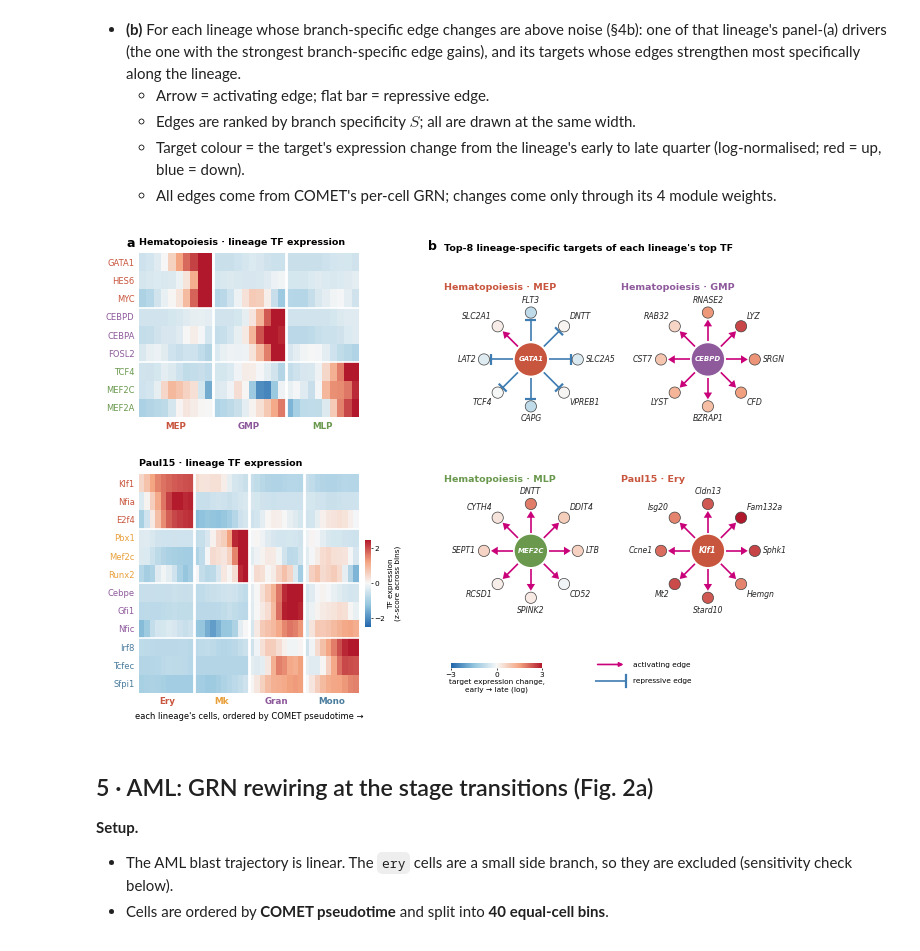
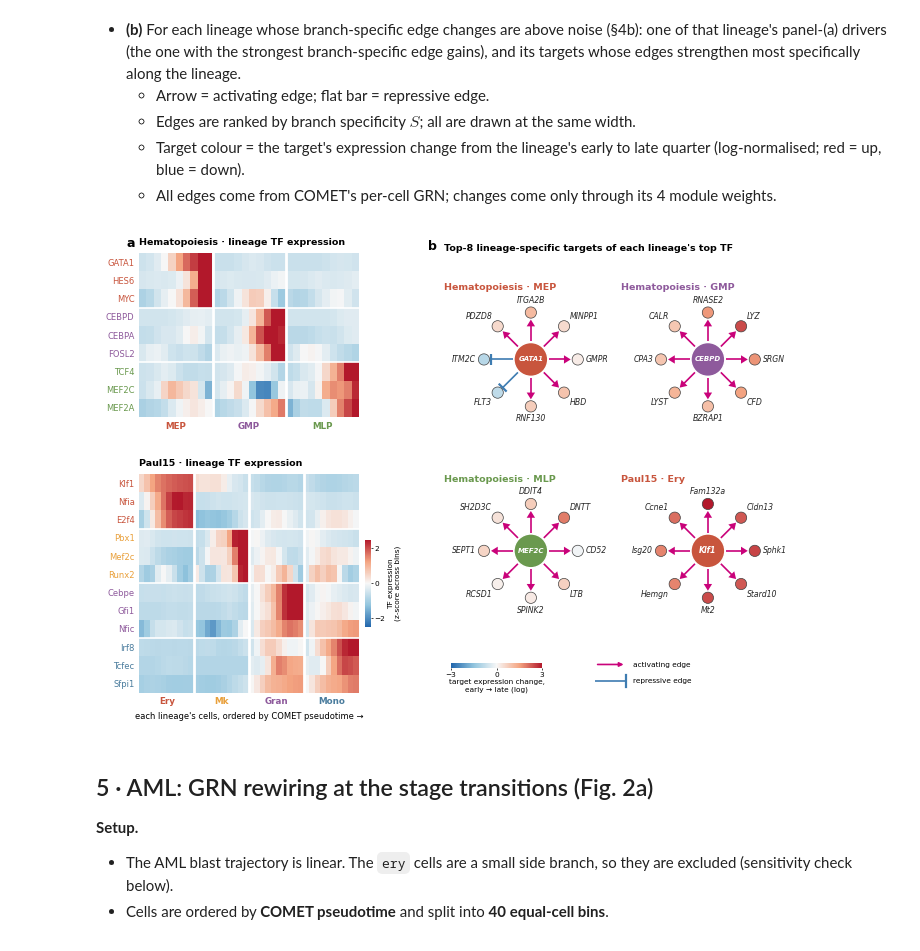
Before and after one commit to azizilab/COMET, a Jupyter notebook: figures/comet_bio_figure_final.ipynb, the cells around one changed output. Drawn from its saved outputs; the diff is of its cells as text; code cells hidden in the pictures.

```diff
--- a/figures/comet_bio_figure_final.ipynb
+++ b/figures/comet_bio_figure_final.ipynb
@@ -35,10 +35,10 @@ from scipy.ndimage import gaussian_filter1d
 
 ROOT  = "/home/sc5625/cll_project/decipher_atac_project/COMET"
 COMET = f"{ROOT}/comet"
-RF    = f"{COMET}/results_final_merge"                 # COMET run used throughout (GRN, field)
+RF    = f"{COMET}/comet_outputs_post_review"                 # COMET run used throughout (GRN, field)
 BENCH = f"{ROOT}/trajectory_benchmarking/recomb_bench"
 OUT   = f"{ROOT}/figures"
-FIG, TAB, CACHE = f"{OUT}/figs_final", f"{OUT}/tables_final", f"{OUT}/cache/bio"
+FIG, TAB, CACHE = f"{OUT}/figs_final", f"{OUT}/tables_final", f"{OUT}/cache/bio_post_review"
 for d in (FIG, TAB, CACHE): os.makedirs(d, exist_ok=True)
 SEED, N_PERM, N_BOOT = 0, 2000, 200
 MIN_DETECT = 0.05      # a TF is "expressed" if detected (>0) in ≥5% of cells; only expressed TFs are ranked
@@ -545,7 +552,7 @@ def draw_edge(ax, p0, p1, lw, col, activating):
         ax.plot(*np.c_[p1 + v * (hw + 0.03), p1 - v * (hw + 0.03)], color=col, lw=max(lw, 1.0) + 0.4,
                 solid_capstyle="butt", zorder=1)
 
-def network(ax, ds, L, tf, early, late, smax, enorm):
+def network(ax, ds, L, tf, early, late, smax, enorm, ylim=1.42):
     e = EDGES[(EDGES.dataset == ds) & (EDGES.lineage == L) & (EDGES.tf == tf)].head(K_TGT).reset_index(drop=True)
     n = len(e); ang = np.pi / 2 - 2 * np.pi * np.arange(n) / n; R0, rT, rG = 1.0, 0.36, 0.12
     for i, r in e.iterrows():
@@ -558,7 +565,7 @@ def network(ax, ds, L, tf, early, late, smax, enorm):
     ax.add_patch(Circle((0, 0), rT, fc=LIN_C[L], ec="white", lw=1.0, zorder=3))
     ax.text(0, 0, tf, ha="center", va="center", fontsize=5.6 if len(tf) <= 4 else 5.0, fontweight="bold",
             fontstyle="italic", color="white", zorder=4)
-    ax.set_xlim(-1.85, 1.85); ax.set_ylim(-1.42, 1.42); ax.set_aspect("equal"); ax.axis("off")
+    ax.set_xlim(-1.85, 1.85); ax.set_ylim(-ylim, ylim); ax.set_aspect("equal"); ax.axis("off")
     ax.set_title(f"{NAME_DS[ds]} · {L}", loc="left", fontsize=6.8, color=LIN_C[L], pad=2)
 
 smax = max(EDGES[(EDGES.dataset == ds) & (EDGES.lineage == L) & (EDGES.tf == tf)].head(K_TGT).S.max() for ds, L, tf, *_ in NETS)
@@ -574,37 +581,37 @@ def lineage_heatmaps(fig, gl, letter):
         ax = fig.add_subplot(gl[r_]); im = heat_blocks(ax, P, ds, EXPR_DIV, vmin=-2.5, vmax=2.5, star=False)
         ax.set_title(NAME_DS[ds] + " · lineage TF expression", loc="left", fontsize=6.8)
         if r_ == 0: panel(ax, letter)
     ax.set_xlabel("each lineage's cells, ordered by COMET pseudotime →", fontsize=6)
     cax = ax.inset_axes([1.03, 0.30, 0.025, 0.40])
     cb = fig.colorbar(im, cax=cax, orientation="vertical", ticks=[-2, 0, 2])
     cb.set_label("TF expression\n(z-score across bins)", fontsize=5.3, labelpad=2)
     cb.ax.tick_params(labelsize=5.3, length=1.5, pad=1); cb.outline.set_visible(False)
 
-def network_block(fig, cell, letter, hspace=0.14):
+def network_block(fig, cell, letter, hspace=0.14, ylim=1.42, header=0.02):
     """header + 2-column grid of lineage networks + legend row, all inside `cell`"""
-    g = cell.subgridspec(NR_NET + 2, 2, height_ratios=[0.02] + [1.0] * NR_NET + [0.22], wspace=0.02, hspace=hspace)
+    g = cell.subgridspec(NR_NET + 2, 2, height_ratios=[header] + [1.0] * NR_NET + [0.22], wspace=0.02, hspace=hspace)
     hd = fig.add_subplot(g[0, :]); hd.axis("off"); panel(hd, letter)
     hd.set_title(f"Top-{K_TGT} lineage-specific targets of each lineage's top TF",
                  loc="left", fontsize=6.8, pad=0)
     for i, (ds, L, tf, early, late) in enumerate(NETS):
-        network(fig.add_subplot(g[1 + i // 2, i % 2]), ds, L, tf, early, late, smax, enorm)
+        network(fig.add_subplot(g[1 + i // 2, i % 2]), ds, L, tf, early, late, smax, enorm, ylim)
     leg = fig.add_subplot(g[-1, :]); leg.axis("off"); leg.set_xlim(0, 1); leg.set_ylim(0, 1)
     cax = leg.inset_axes([0.02, 0.62, 0.26, 0.14])
     c2 = fig.colorbar(plt.cm.ScalarMappable(norm=enorm, cmap=EXPR_DIV), cax=cax, orientation="horizontal", ticks=[-3, 0, 3])
     c2.set_label("target expression change,\nearly → late (log)", fontsize=5.3, labelpad=1)
     c2.ax.tick_params(labelsize=5.3, length=1.5, pad=1); c2.outline.set_visible(False)
     leg.annotate("", (0.52, 0.72), (0.43, 0.72), arrowprops=dict(arrowstyle="-|>", color=EDGE_POS, lw=1.2, mutation_scale=6))
     leg.text(0.54, 0.72, "activating edge", va="center", fontsize=5.3)
     leg.plot([0.43, 0.52], [0.30, 0.30], color=EDGE_NEG, lw=1.2, solid_capstyle="butt"); leg.plot([0.52, 0.52], [0.14, 0.46], color=EDGE_NEG, lw=1.6)
     leg.text(0.54, 0.30, "repressive edge", va="center", fontsize=5.3)
 
 fig = plt.figure(figsize=(7.2, 1.15 + 1.95 * NR_NET))
 outer = fig.add_gridspec(1, 2, width_ratios=[1.25, 2.0], wspace=0.30, left=0.08, right=0.99, top=0.95, bottom=0.08)
 lineage_heatmaps(fig, outer[0].subgridspec(2, 1, height_ratios=[3, 4], hspace=0.30), "a")
 network_block(fig, outer[1], "b")
 fig.savefig(f"{FIG}/fig1a_lineage_tfs_branch_edges.pdf"); fig.savefig(f"{FIG}/fig1a_lineage_tfs_branch_edges.png"); plt.show()
 # %% [output]
-[figure, old version]
+[figure, new version]
 # %% [markdown]
 ## 5 · AML: GRN rewiring at the stage transitions (Fig. 2a)
 
```
Also changed, not shown: parts of 19 cells of this notebook, 40 other files.
